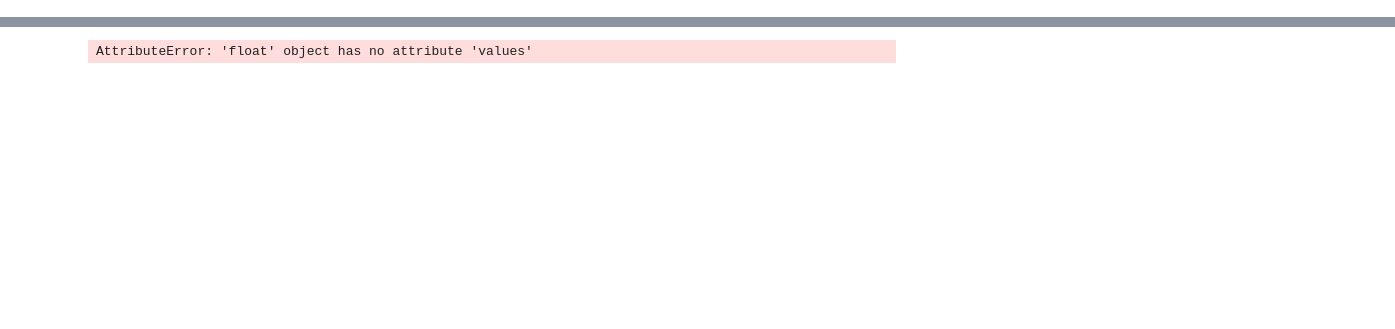
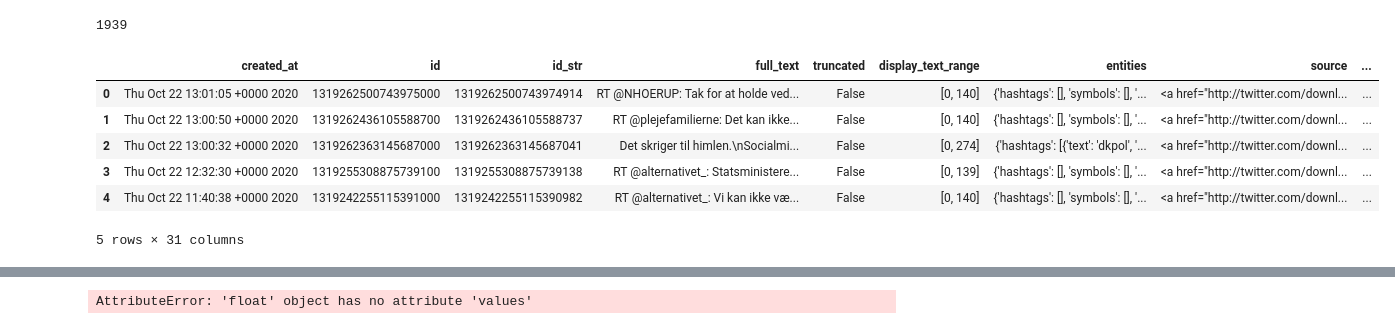
Before and after one commit to CALDISS-AAU/project_pol-media-use, a Jupyter notebook: notebooks/datamanagement/tweets_combine.ipynb, the cells around one changed output, grey strips where cells are left out. Cells and saved outputs as stored; diff of their text form; code cells hidden in the pictures; blank space fills up the shorter version.

```diff
--- a/notebooks/datamanagement/tweets_combine.ipynb
+++ b/notebooks/datamanagement/tweets_combine.ipynb
@@ -14,5 +14,9 @@ datafiles = [join(datapath,f) for f in listdir(datapath) if isfile(join(datapath
 datafiles = [datafile for datafile in datafiles if re.match(r'.*\.ndjson', datafile)]
 
 filepath = os.path.join('C:/', 'data', 'poltweets', "tweets_flattened_20200115.gz")
+# %%
+len(datafiles)
+# %% [output]
+1939
 # %%
 def read_datafiles(datafiles):
@@ -41,3 +46,23 @@ def split_job(datafiles):
             combined_df.append(df, ignore_index = True)
 
         return(combined_df)
+# %%
+fold1 = datafiles[0:15]
+fold2 = datafiles[1000:1015]
+
+folds = [fold1, fold2]
+
+dfs = [read_datafiles(fold) for fold in folds]
+combined_df = pd.DataFrame()
+for df in dfs:
+    combined_df = combined_df.append(df, ignore_index = True)
+
+combined_df.head()
+# %% [output]
+|  | created_at | id | id_str | full_text | truncated | display_text_range | entities | source | ... |
+| 0 | Thu Oct 22 13:01:05 +0000 2020 | 1319262500743975000 | 1319262500743974914 | RT @NHOERUP: Tak for at holde ved... | False | [0, 140] | {'hashtags': [], 'symbols': [], '... | <a href="http://twitter.com/downl... | ... |
+| 1 | Thu Oct 22 13:00:50 +0000 2020 | 1319262436105588700 | 1319262436105588737 | RT @plejefamilierne: Det kan ikke... | False | [0, 140] | {'hashtags': [], 'symbols': [], '... | <a href="http://twitter.com/downl... | ... |
+| 2 | Thu Oct 22 13:00:32 +0000 2020 | 1319262363145687000 | 1319262363145687041 | Det skriger til himlen.\nSocialmi... | False | [0, 274] | {'hashtags': [{'text': 'dkpol', '... | <a href="http://twitter.com/downl... | ... |
+| 3 | Thu Oct 22 12:32:30 +0000 2020 | 1319255308875739100 | 1319255308875739138 | RT @alternativet_: Statsministere... | False | [0, 139] | {'hashtags': [], 'symbols': [], '... | <a href="http://twitter.com/downl... | ... |
+| 4 | Thu Oct 22 11:40:38 +0000 2020 | 1319242255115391000 | 1319242255115390982 | RT @alternativet_: Vi kan ikke væ... | False | [0, 140] | {'hashtags': [], 'symbols': [], '... | <a href="http://twitter.com/downl... | ... |
+5 rows × 31 columns
```
Also changed, not shown: parts of 11 cells of this notebook, 1 other file.
